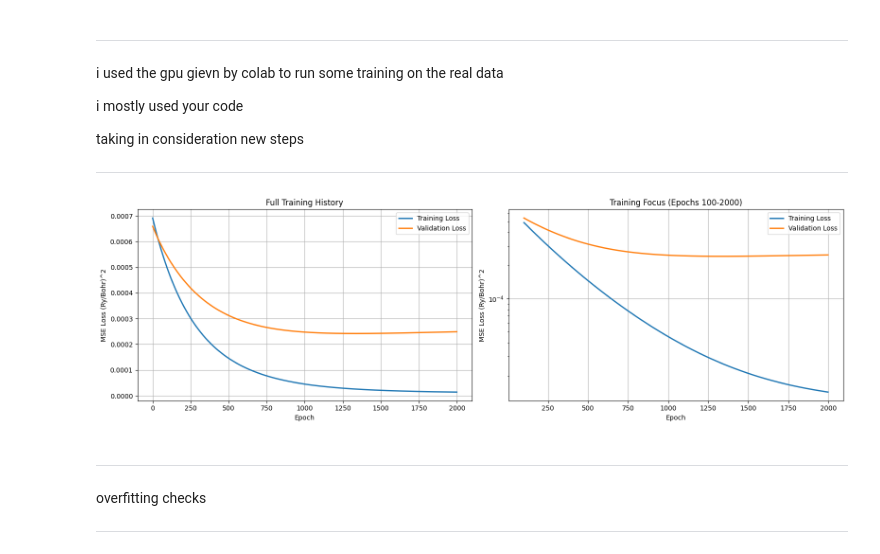
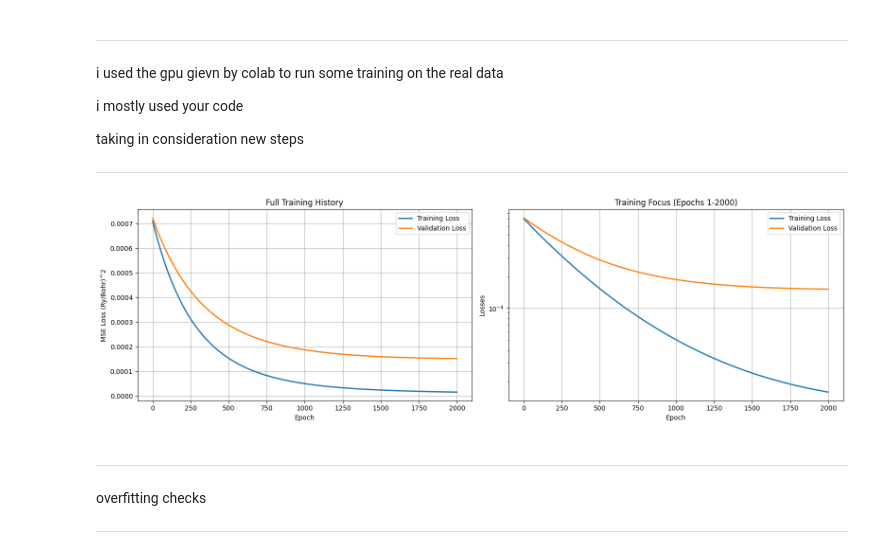
Before and after one commit to MikiPenguin/test, a Jupyter notebook: CsSnI3_AML_Project.ipynb, the cells around one changed output. Saved outputs shown, nothing was run; the diff lists cells and outputs as text; code cells hidden in the pictures.

```diff
--- a/CsSnI3_AML_Project.ipynb
+++ b/CsSnI3_AML_Project.ipynb
@@ -945,7 +1101,7 @@ Testing samples: 15
 # ------------------------------
 # STEP 4: Training Loop
 # ------------------------------
-model = ForceBasedLoRAModel(num_atoms = 40, rank = 20).to(device)
+model = ForceBasedLoRAModel(num_atoms = 40, rank = 10).to(device)
 optimizer = optim.Adam(model.parameters(), lr=1e-5)
 criterion = nn.MSELoss()
 
@@ -1016,36 +1172,36 @@ ax1.legend()
 ax1.grid(True)
 
 # Second plot: Zoomed view (last phase of training)
-zoom_start = 100  # Start from epoch 1000
+zoom_start = 1  # Start from epoch 1000
 ax2.plot(range(zoom_start, len(train_losses)), train_losses[zoom_start:],
         label='Training Loss', linewidth=2)
 ax2.plot(range(zoom_start, len(val_losses)), val_losses[zoom_start:],
         label='Validation Loss', linewidth=2)
 ax2.set_yscale('log')
 ax2.set_xlabel("Epoch")
-ax2.set_ylabel("MSE Loss (Ry/Bohr)^2")
+ax2.set_ylabel("Losses")
 ax2.set_title(f"Training Focus (Epochs {zoom_start}-{num_epochs})")
 ax2.legend()
 ax2.grid(True)
 
 plt.tight_layout()
 
 # Save the combined plot
 output_path = "/content/drive/MyDrive/AML_Project_anharmonic/training_vs_validation_detailed.png"
 plt.savefig(output_path, dpi=300)
 
 plt.show()
 
 # # Optional: Print convergence info
 # if len(train_losses) > 1000:
 #    early_loss = np.mean(train_losses[100:200])
 #    late_loss = np.mean(train_losses[-100:])
 #    print(f"\nConvergence analysis:")
 #    print(f"Early training loss (epochs 100-200): {early_loss:.6f}")
 #    print(f"Late training loss (last 100 epochs): {late_loss:.6f}")
 #    print(f"Improvement: {((early_loss - late_loss) / early_loss * 100):.1f}%")
 # %% [output]
-[figure, old version]
+[figure, new version]
 # %% [markdown]
 ---
 overfitting checks
```
Also changed, not shown: parts of 19 cells of this notebook.
